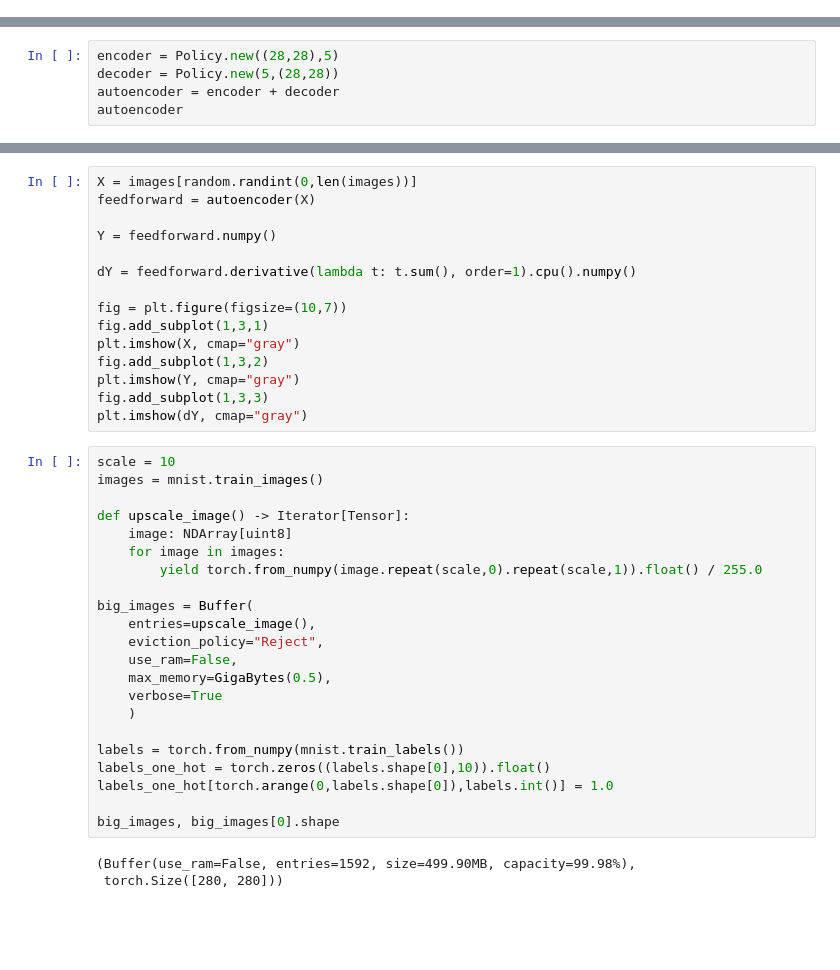
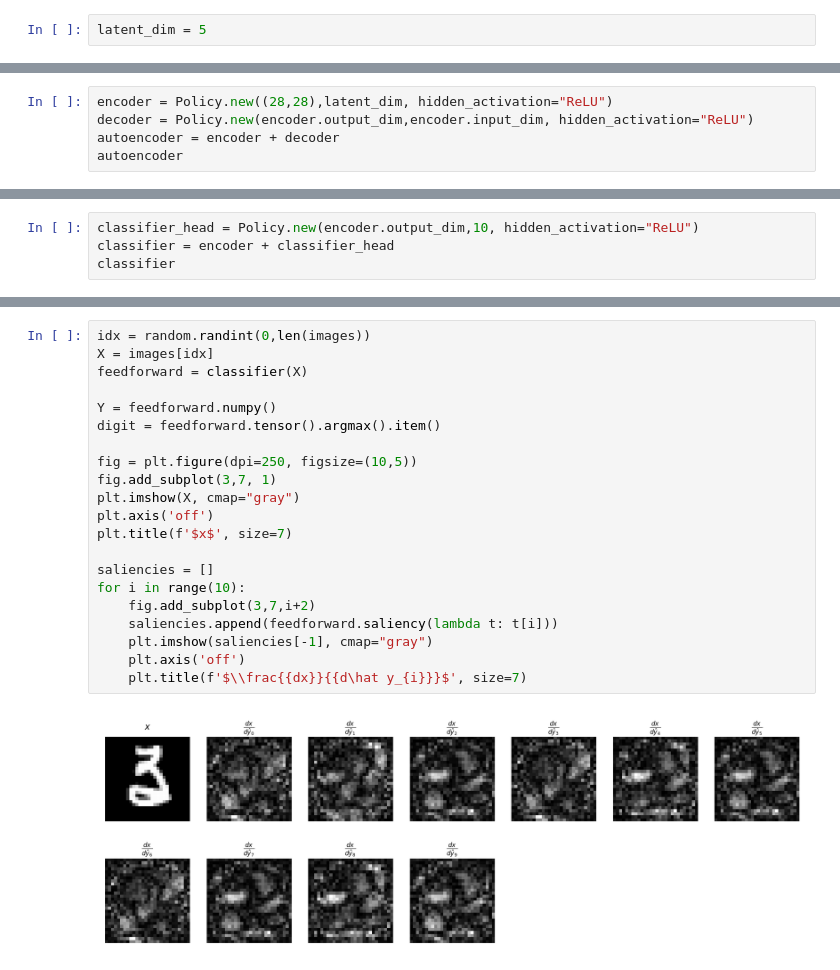
Before and after one commit to eivind-bn/master-project, a Jupyter notebook: mnist_autoencoder.ipynb, the cells around one changed output, grey strips where cells are left out. Drawn from its saved outputs; the diff is of its cells as text; blank space fills up the shorter version.

```diff
--- a/mnist_autoencoder.ipynb
+++ b/mnist_autoencoder.ipynb
@@ -12,3 +14,5 @@ import random
+# %%
+latent_dim = 5
 # %%
 images = torch.from_numpy(mnist.train_images())
 images = images.float()/255.0
@@ -21,5 +27,5 @@ images.shape, labels_one_hot.shape
 # %%
-encoder = Policy.new((28,28),5)
-decoder = Policy.new(5,(28,28))
+encoder = Policy.new((28,28),latent_dim, hidden_activation="ReLU")
+decoder = Policy.new(encoder.output_dim,encoder.input_dim, hidden_activation="ReLU")
 autoencoder = encoder + decoder
 autoencoder
@@ -36,0 +120,4 @@ stats[5:].plot_loss()
+# %%
+classifier_head = Policy.new(encoder.output_dim,10, hidden_activation="ReLU")
+classifier = encoder + classifier_head
+classifier
@@ -37,40 +148,23 @@ stats[5:].plot_loss()
 # %%
-X = images[random.randint(0,len(images))]
-feedforward = autoencoder(X)
+idx = random.randint(0,len(images))
+X = images[idx]
+feedforward = classifier(X)
 
 Y = feedforward.numpy()
+digit = feedforward.tensor().argmax().item()
 
-dY = feedforward.derivative(lambda t: t.sum(), order=1).cpu().numpy()
+fig = plt.figure(dpi=250, figsize=(10,5))
+fig.add_subplot(3,7, 1)
+plt.imshow(X, cmap="gray")
+plt.axis('off')
+plt.title(f'$x$', size=7)
 
-fig = plt.figure(figsize=(10,7))
-fig.add_subplot(1,3,1)
-plt.imshow(X, cmap="gray")
-fig.add_subplot(1,3,2)
-plt.imshow(Y, cmap="gray")
-fig.add_subplot(1,3,3)
-plt.imshow(dY, cmap="gray")
+saliencies = []
+for i in range(10):
+    fig.add_subplot(3,7,i+2)
+    saliencies.append(feedforward.saliency(lambda t: t[i]))
+    plt.imshow(saliencies[-1], cmap="gray")
+    plt.axis('off')
+    plt.title(f'$\\frac{{dx}}{{d\hat y_{i}}}$', size=7)
+# %% [output]
+[figure, added]
-# %%
-scale = 10
-images = mnist.train_images()
-
-def upscale_image() -> Iterator[Tensor]:
-    image: NDArray[uint8]
-    for image in images:
-        yield torch.from_numpy(image.repeat(scale,0).repeat(scale,1)).float() / 255.0
-
-big_images = Buffer(
-    entries=upscale_image(),
-    eviction_policy="Reject",
-    use_ram=False,
-    max_memory=GigaBytes(0.5),
-    verbose=True
-    )
-
-labels = torch.from_numpy(mnist.train_labels())
-labels_one_hot = torch.zeros((labels.shape[0],10)).float()
-labels_one_hot[torch.arange(0,labels.shape[0]),labels.int()] = 1.0
-
-big_images, big_images[0].shape
-# %% [output]
-(Buffer(use_ram=False, entries=1592, size=499.90MB, capacity=99.98%),
- torch.Size([280, 280]))
```
Also changed, not shown: parts of 13 cells of this notebook, 3 other files.
